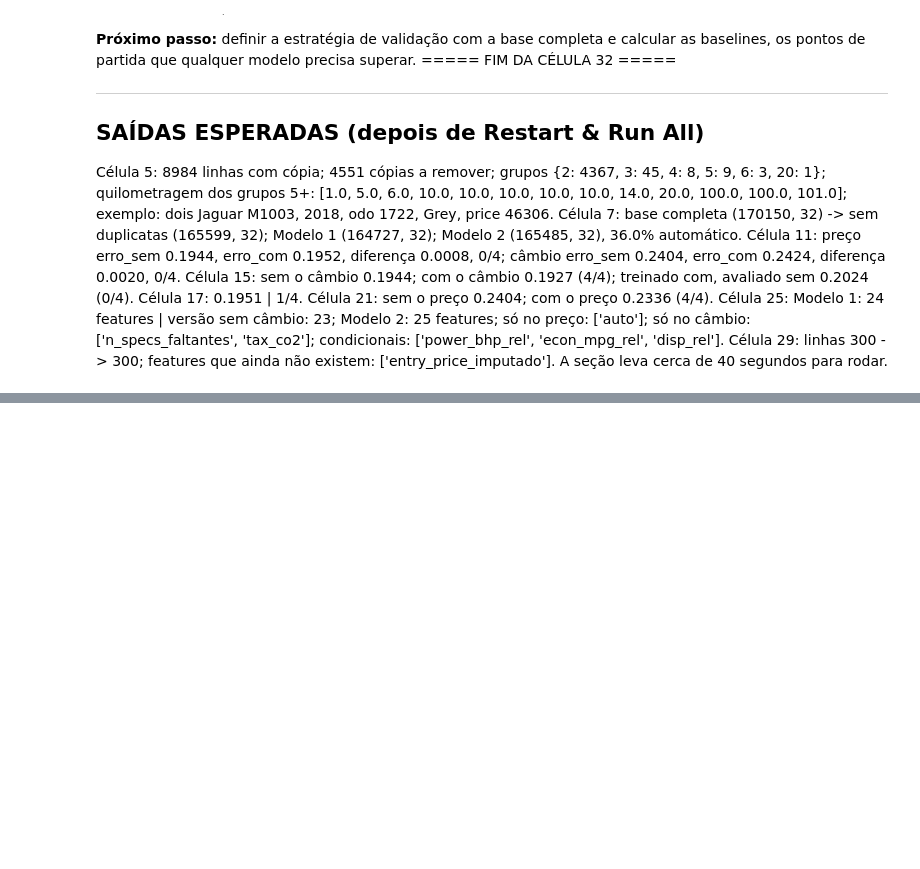
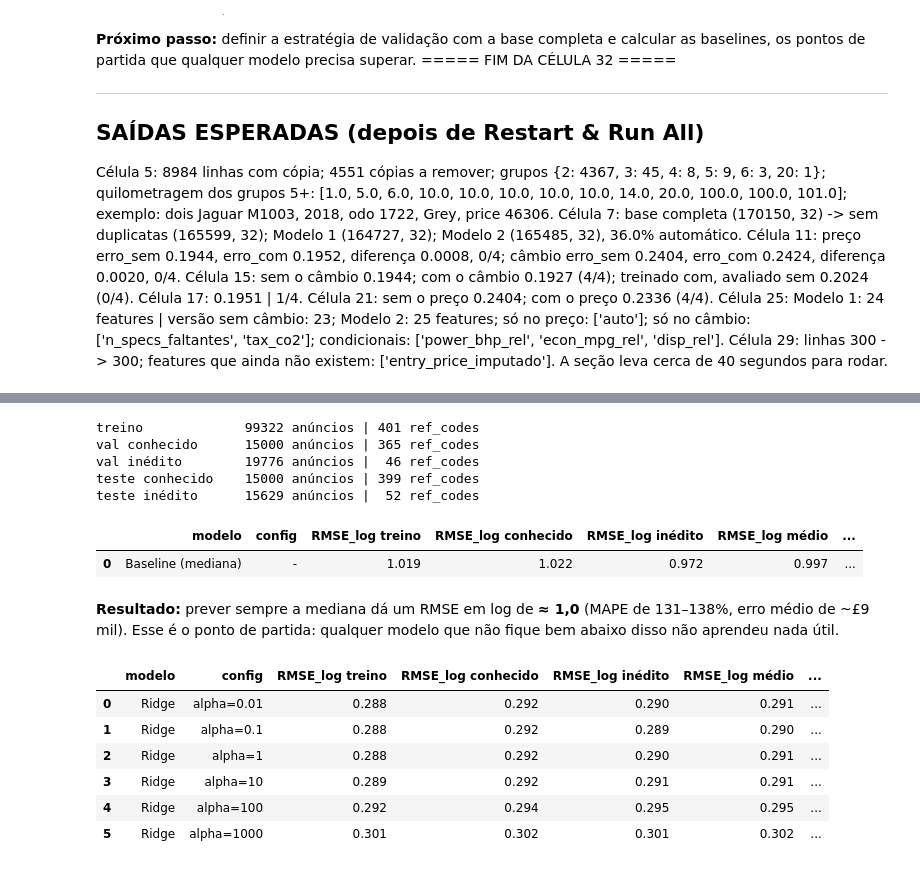
Before and after one commit to antoniosdiass-coder/projeto1, a Jupyter notebook: projeto1.ipynb, the cells around one changed output, grey strips where cells are left out. Cells and saved outputs as stored; diff of their text form; code cells hidden in the pictures; blank space fills up the shorter version.

```diff
--- a/projeto1.ipynb
+++ b/projeto1.ipynb
@@ -1928,0 +2005,45 @@ A seção leva cerca de 40 segundos para rodar.
+# %%
+# divisao
+from sklearn.model_selection import GroupShuffleSplit
+
+# 1) Duplicatas fora ANTES de dividir (o índice original é mantido, sem reset_index)
+colunas_sem_id = [c for c in df_feat.columns if c != "id"]
+df_sem_dup = df_feat.drop_duplicates(subset=colunas_sem_id)
+base_preco = df_sem_dup[df_sem_dup["price"].notna()]
+
+# Anúncios que a régua de features já usou
+usadas_na_regua = set(idx_preco) | set(idx_cambio)
+
+
+def separar(d, frac_grupos, n_conhecido, semente):
+    """Tira de d duas partes:
+    - 'inédito': ref_codes inteiros (fração frac_grupos dos ref_codes)
+    - 'conhecido': n_conhecido anúncios sorteados entre os que a régua NÃO usou
+    Devolve (resto, conhecido, inédito)."""
+    gss = GroupShuffleSplit(n_splits=1, test_size=frac_grupos, random_state=semente)
+    i_resto, i_inedito = next(gss.split(d, groups=d["ref_code"]))
+    resto, inedito = d.iloc[i_resto], d.iloc[i_inedito]
+
+    candidatos = resto[~resto.index.isin(usadas_na_regua)]
+    conhecido = candidatos.sample(n=n_conhecido, random_state=semente)
+    resto = resto.drop(conhecido.index)
+    return resto, conhecido, inedito
+
+
+# Teste primeiro (fica guardado até o final), depois a validação
+dev, teste_conhecido, teste_inedito = separar(base_preco, 0.10, 15_000, semente=42)
+treino, val_conhecido, val_inedito = separar(dev, 0.10, 15_000, semente=7)
+
+# Trava: nenhum ref_code "inédito" pode aparecer no treino
+assert not set(val_inedito["ref_code"]) & set(treino["ref_code"])
+assert not set(teste_inedito["ref_code"]) & set(dev["ref_code"])
+
+for nome, parte in [("treino", treino), ("val conhecido", val_conhecido), ("val inédito", val_inedito),
+                    ("teste conhecido", teste_conhecido), ("teste inédito", teste_inedito)]:
+    print(f"{nome:16s} {len(parte):7d} anúncios | {parte['ref_code'].nunique():3d} ref_codes")
+# %% [output]
+treino             99322 anúncios | 401 ref_codes
+val conhecido      15000 anúncios | 365 ref_codes
+val inédito        19776 anúncios |  46 ref_codes
+teste conhecido    15000 anúncios | 399 ref_codes
+teste inédito      15629 anúncios |  52 ref_codes
@@ -1928,0 +2143,32 @@ A seção leva cerca de 40 segundos para rodar.
+# %%
+#baseline - tudo e melhor mas coloquei para ter
+
+from sklearn.dummy import DummyRegressor
+
+# Ponto de partida: prever sempre a mediana do log(price) do treino. Qualquer modelo precisa superar isso.
+res_base = pd.DataFrame([treinar_e_validar(DummyRegressor(strategy="median"), "Baseline (mediana)", "-")])
+res_base.round(3)
+# %% [output]
+|  | modelo | config | RMSE_log treino | RMSE_log conhecido | RMSE_log inédito | RMSE_log médio | ... |
+| 0 | Baseline (mediana) | - | 1.019 | 1.022 | 0.972 | 0.997 | ... |
+# %% [markdown]
+**Resultado:** prever sempre a mediana dá um RMSE em log de **≈ 1,0** (MAPE de 131–138%, erro médio de ~£9 mil). Esse é o ponto de partida: qualquer modelo que não fique bem abaixo disso não aprendeu nada útil.
+# %%
+#ridge
+from sklearn.linear_model import Lasso, Ridge
+
+linhas = []
+for alpha in [0.01, 0.1, 1, 10, 100, 1000]:
+    pipe = Pipeline([("prep", preproc_linear()), ("modelo", Ridge(alpha=alpha))])
+    linhas.append(treinar_e_validar(pipe, "Ridge", f"alpha={alpha}"))
+
+res_ridge = pd.DataFrame(linhas)
+res_ridge.round(3)
+# %% [output]
+|  | modelo | config | RMSE_log treino | RMSE_log conhecido | RMSE_log inédito | RMSE_log médio | ... |
+| 0 | Ridge | alpha=0.01 | 0.288 | 0.292 | 0.290 | 0.291 | ... |
+| 1 | Ridge | alpha=0.1 | 0.288 | 0.292 | 0.289 | 0.290 | ... |
+| 2 | Ridge | alpha=1 | 0.288 | 0.292 | 0.290 | 0.291 | ... |
+| 3 | Ridge | alpha=10 | 0.289 | 0.292 | 0.291 | 0.291 | ... |
+| 4 | Ridge | alpha=100 | 0.292 | 0.294 | 0.295 | 0.295 | ... |
+| 5 | Ridge | alpha=1000 | 0.301 | 0.302 | 0.301 | 0.302 | ... |
```
Also changed, not shown: parts of 43 cells of this notebook.
